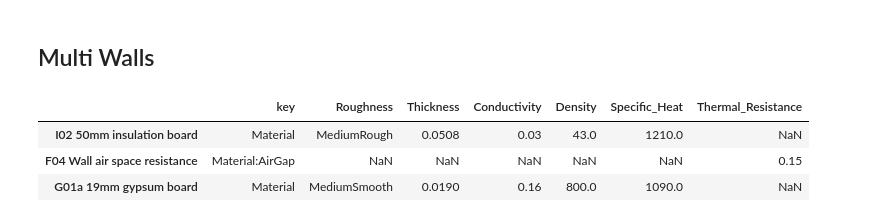
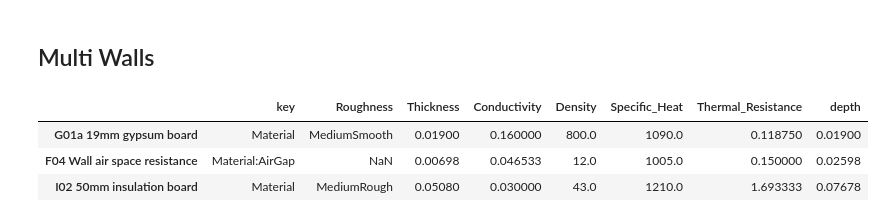
Before and after one commit to nbachand/graphBEM, a Jupyter notebook: TestMultiWalls.ipynb, the cells around one changed output. Drawn from its saved outputs; the diff is of its cells as text; code cells hidden in the pictures.

```diff
--- a/TestMultiWalls.ipynb
+++ b/TestMultiWalls.ipynb
@@ -47,20 +99,23 @@ materials = pd.read_csv("energyPlus/ASHRAE_2005_HOF_Materials.csv", index_col="N
 # %%
-wallLayers = ["Outside_Layer", "Layer_2", "Layer_3", "Layer_4", "Layer_5"]
-material_df = []
-for layer in wallLayers:
-    material = constructions[layer]["Light Exterior Wall"]
-    if isinstance(material, str):
-        conductivity = materials["Conductivity"][material]
-        if (conductivity > 10) == False: # filter out the materials with conductivity > 10 that mess up solver and basically transfer all heat
-            material_df.append(materials.loc[material])
-material_df = pd.DataFrame(material_df)
-material_df = material_df.iloc[0:3]
+# wallLayers = ["Outside_Layer", "Layer_2", "Layer_3", "Layer_4", "Layer_5"]
+# material_df = []
+# for layer in wallLayers:
+#     material = constructions[layer]["Light Exterior Wall"]
+#     if isinstance(material, str):
+#         conductivity = materials["Conductivity"][material]
+#         if (conductivity > 10) == False: # filter out the materials with conductivity > 10 that mess up solver and basically transfer all heat
+#             material_df.append(materials.loc[material])
+# material_df = pd.DataFrame(material_df)
+# material_df = material_df.iloc[0:3]
+
+material_df = cleanMaterial("Light Exterior Wall")
+material_df, _, _, _ = processMaterials(material_df)
 material_df
 # %% [output]
-|  | key | Roughness | Thickness | Conductivity | Density | Specific_Heat | Thermal_Resistance |
-| I02 50mm insulation board | Material | MediumRough | 0.0508 | 0.03 | 43.0 | 1210.0 | NaN |
-| F04 Wall air space resistance | Material:AirGap | NaN | NaN | NaN | NaN | NaN | 0.15 |
-| G01a 19mm gypsum board | Material | MediumSmooth | 0.0190 | 0.16 | 800.0 | 1090.0 | NaN |
+|  | key | Roughness | Thickness | Conductivity | Density | Specific_Heat | Thermal_Resistance | depth |
+| G01a 19mm gypsum board | Material | MediumSmooth | 0.01900 | 0.160000 | 800.0 | 1090.0 | 0.118750 | 0.01900 |
+| F04 Wall air space resistance | Material:AirGap | NaN | 0.00698 | 0.046533 | 12.0 | 1005.0 | 0.150000 | 0.02598 |
+| I02 50mm insulation board | Material | MediumRough | 0.05080 | 0.030000 | 43.0 | 1210.0 | 1.693333 | 0.07678 |
 # %%
 sim_kwargs = {
     "delt": 10,
```
Also changed, not shown: parts of 6 cells of this notebook, 2 other files.
